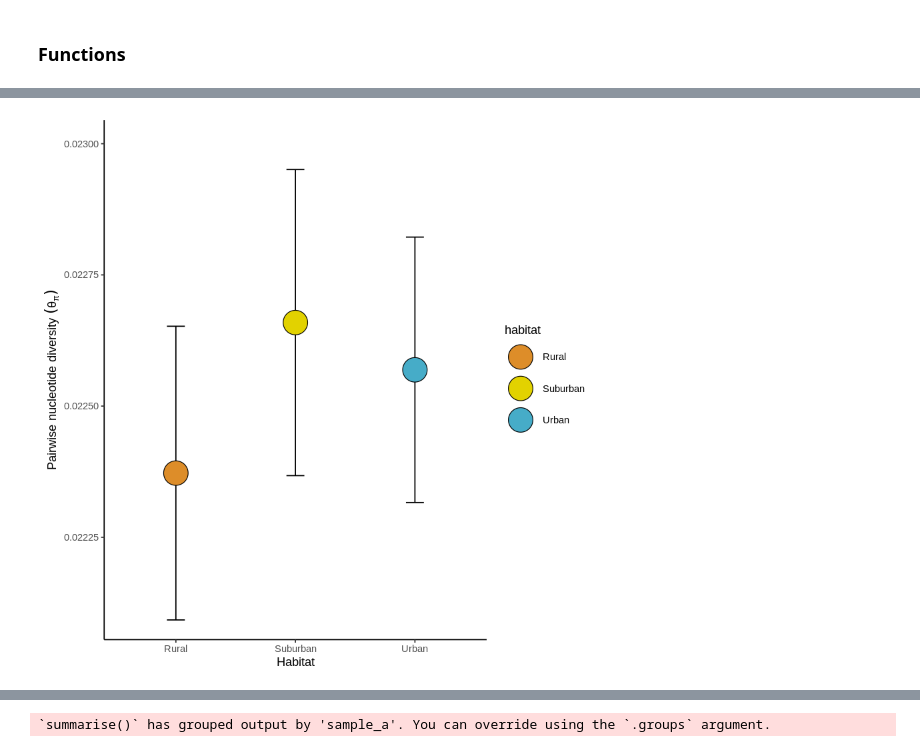
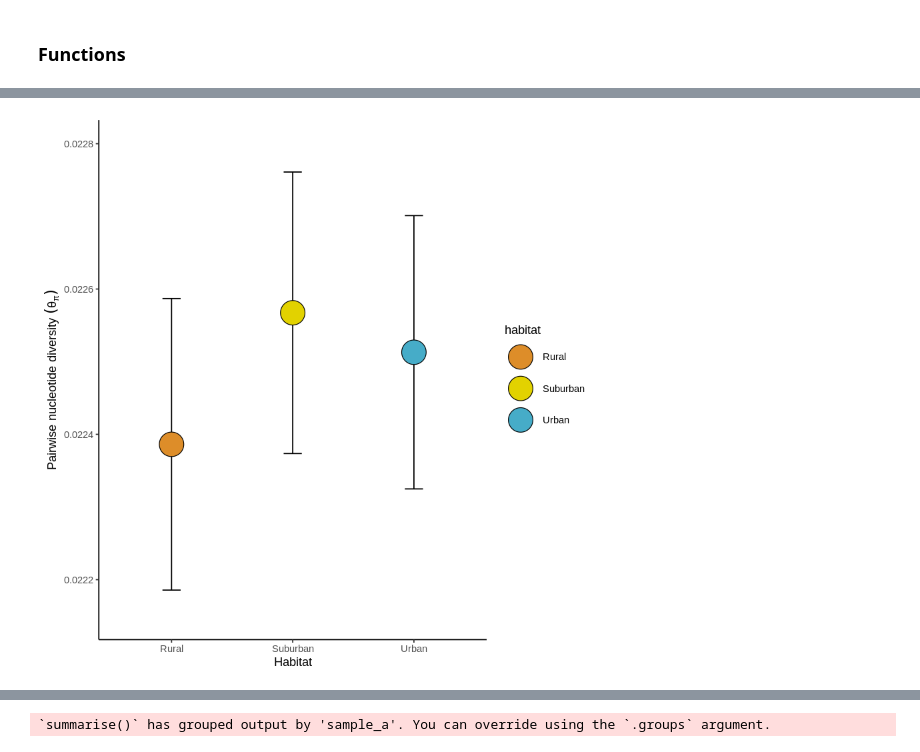
Before and after one commit to James-S-Santangelo/toronto_gwsd, a Jupyter notebook: notebooks/population_structure.r.ipynb, the cells around one changed output, grey strips where cells are left out. Drawn from its saved outputs; the diff is of its cells as text; code cells hidden in the pictures.

```diff
--- a/notebooks/population_structure.r.ipynb
+++ b/notebooks/population_structure.r.ipynb
@@ -271,18 +324,18 @@ pi_stats <- purrr::map_dfr(c('Urban', 'Suburban', 'Rural'), load_pi)
 # %%
 pi_stats %>%
     group_by(habitat) %>%
     summarise(mean_tp = mean(tp_scaled),
               sd_tp = sd(tp_scaled),
               se_tp = sd_tp / sqrt(n())) %>%
     ggplot(., aes(x = habitat, y = mean_tp)) +
         geom_errorbar(aes(ymin = mean_tp - se_tp, ymax = mean_tp + se_tp), width = 0.15) +
         geom_point(size = 10, shape = 21, aes(fill = habitat)) +
         xlab('Habitat') + ylab(expression(Pairwise~nucleotide~diversity~('\u03B8'['\u03C0']))) +
         scale_fill_manual(values = cols_hab) +
-        coord_cartesian(ylim = c(0.02210, 0.0230)) +
+        coord_cartesian(ylim = c(0.02215, 0.02280)) +
         theme_classic()
 # %% [output]
-[figure, old version]
+[figure, new version]
 # %%
 # Load in fst for all habitat comparisons and merge into single dataframe
 fst_stats <- purrr::map_dfr(c('Rural_Suburban', 'Urban_Rural', 'Urban_Suburban'), load_fst)
```
Also changed, not shown: parts of 26 cells of this notebook, 1 other file.
